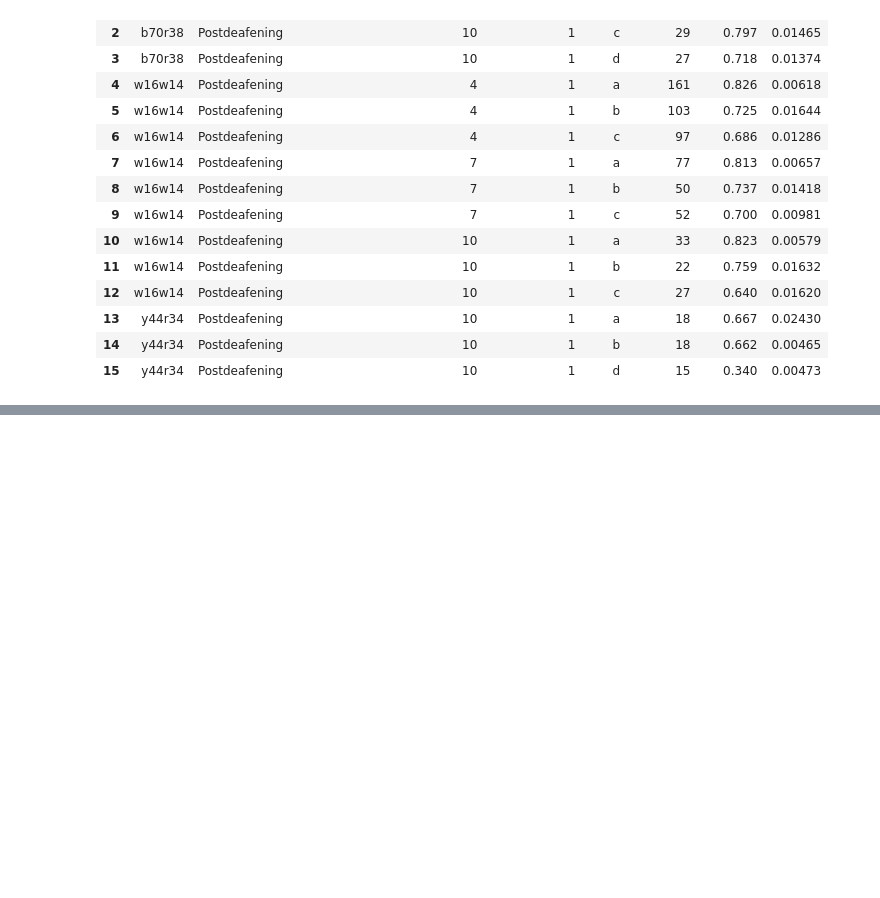
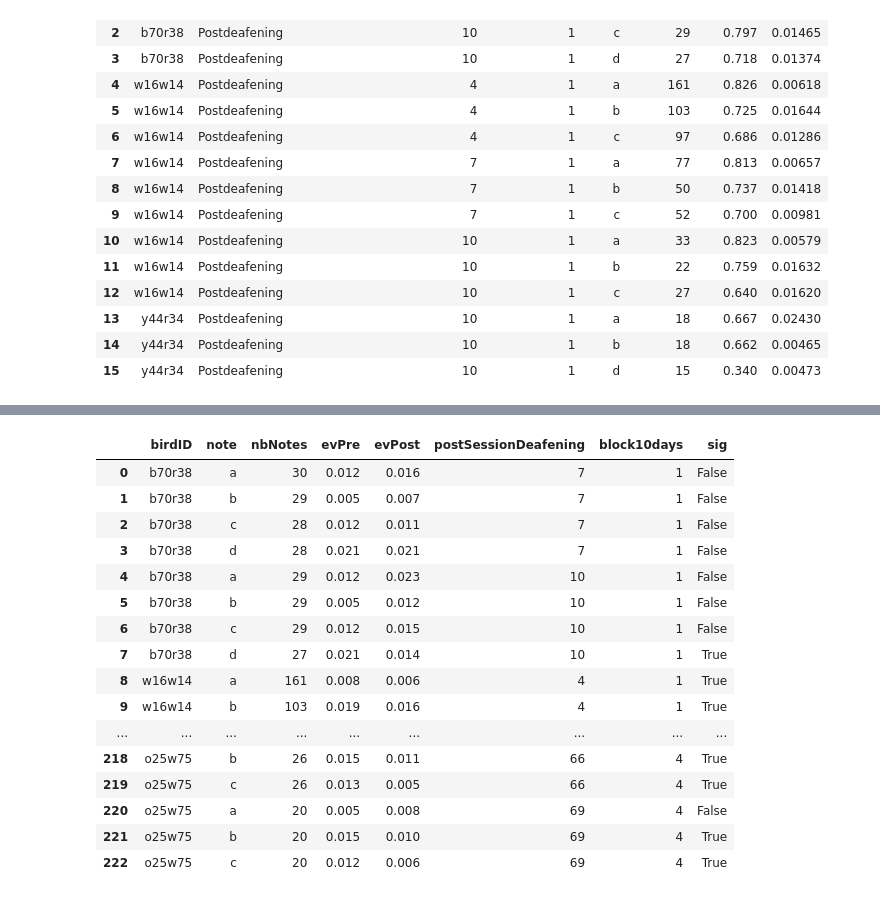
Before and after one commit to JaerongA/pyfinch, a Jupyter notebook: deafening/results/song_degradation.ipynb, the cells around one changed output, grey strips where cells are left out. Cells and saved outputs as stored; diff of their text form; code cells hidden in the pictures; blank space fills up the shorter version.

```diff
--- a/deafening/results/song_degradation.ipynb
+++ b/deafening/results/song_degradation.ipynb
@@ -262,0 +349,20 @@ df_pcc.head()
+# %%
+df_results
+# %% [output]
+|  | birdID | note | nbNotes | evPre | evPost | postSessionDeafening | block10days | sig |
+| 0 | b70r38 | a | 30 | 0.012 | 0.016 | 7 | 1 | False |
+| 1 | b70r38 | b | 29 | 0.005 | 0.007 | 7 | 1 | False |
+| 2 | b70r38 | c | 28 | 0.012 | 0.011 | 7 | 1 | False |
+| 3 | b70r38 | d | 28 | 0.021 | 0.021 | 7 | 1 | False |
+| 4 | b70r38 | a | 29 | 0.012 | 0.023 | 10 | 1 | False |
+| 5 | b70r38 | b | 29 | 0.005 | 0.012 | 10 | 1 | False |
+| 6 | b70r38 | c | 29 | 0.012 | 0.015 | 10 | 1 | False |
+| 7 | b70r38 | d | 27 | 0.021 | 0.014 | 10 | 1 | True |
+| 8 | w16w14 | a | 161 | 0.008 | 0.006 | 4 | 1 | True |
+| 9 | w16w14 | b | 103 | 0.019 | 0.016 | 4 | 1 | True |
+| ... | ... | ... | ... | ... | ... | ... | ... | ... |
+| 218 | o25w75 | b | 26 | 0.015 | 0.011 | 66 | 4 | True |
+| 219 | o25w75 | c | 26 | 0.013 | 0.005 | 66 | 4 | True |
+| 220 | o25w75 | a | 20 | 0.005 | 0.008 | 69 | 4 | False |
+| 221 | o25w75 | b | 20 | 0.015 | 0.010 | 69 | 4 | True |
+| 222 | o25w75 | c | 20 | 0.012 | 0.006 | 69 | 4 | True |
```
Also changed, not shown: parts of 11 cells of this notebook, 1 other file.
